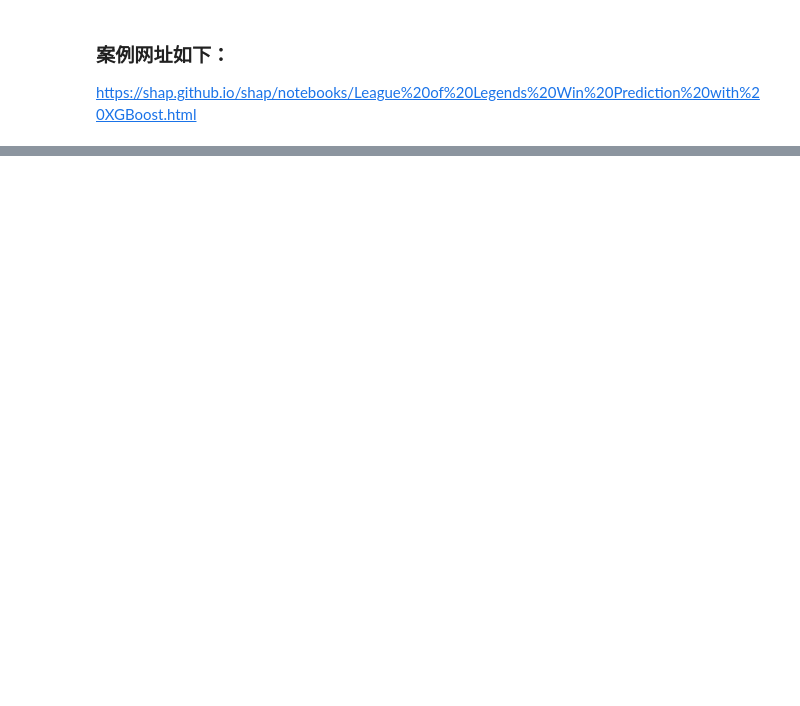
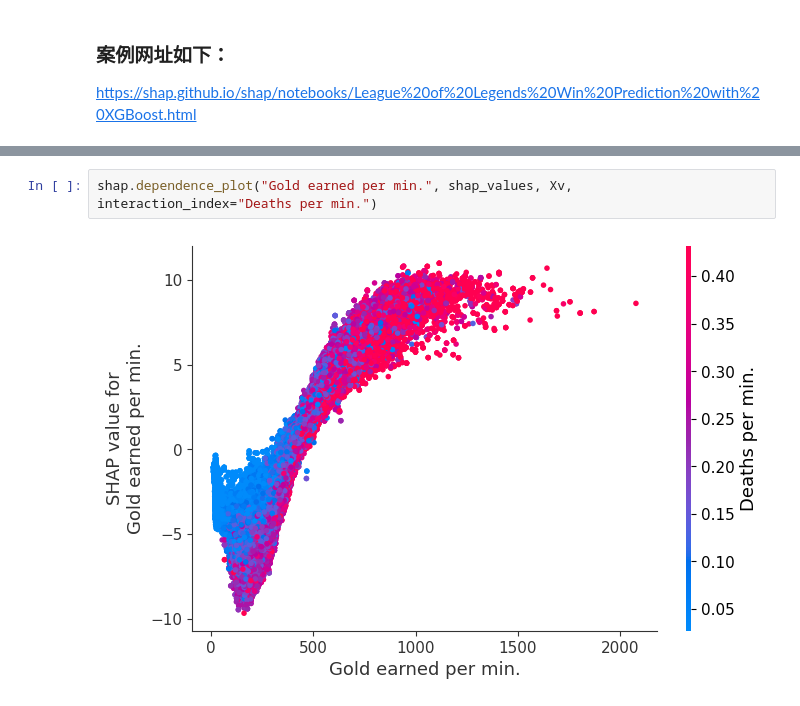
Before and after one commit to Zhangcantprogram/ML_Base_Study, a Jupyter notebook: Shap/XGBoost_shap/LOL_demo.ipynb, the cells around one changed output, grey strips where cells are left out. Saved outputs shown, nothing was run; the diff lists cells and outputs as text; blank space fills up the shorter version.

```diff
--- a/Shap/XGBoost_shap/LOL_demo.ipynb
+++ b/Shap/XGBoost_shap/LOL_demo.ipynb
@@ -125,0 +181,4 @@ model = xgb.train(params, dt, 300, [(dt, "train"),(dv, "valid")], early_stopping
+# %%
+shap.dependence_plot("Gold earned per min.", shap_values, Xv, interaction_index="Deaths per min.")
+# %% [output]
+[figure, added]
```
Also changed, not shown: parts of 7 cells of this notebook.
